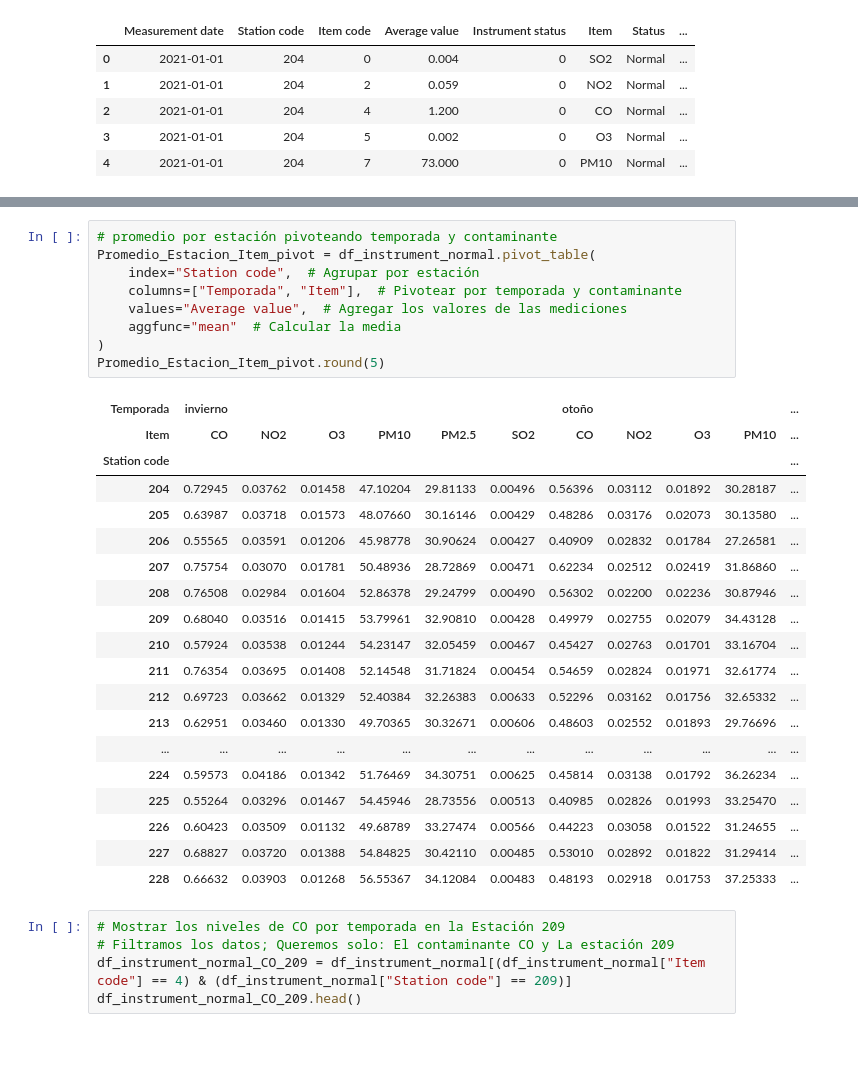
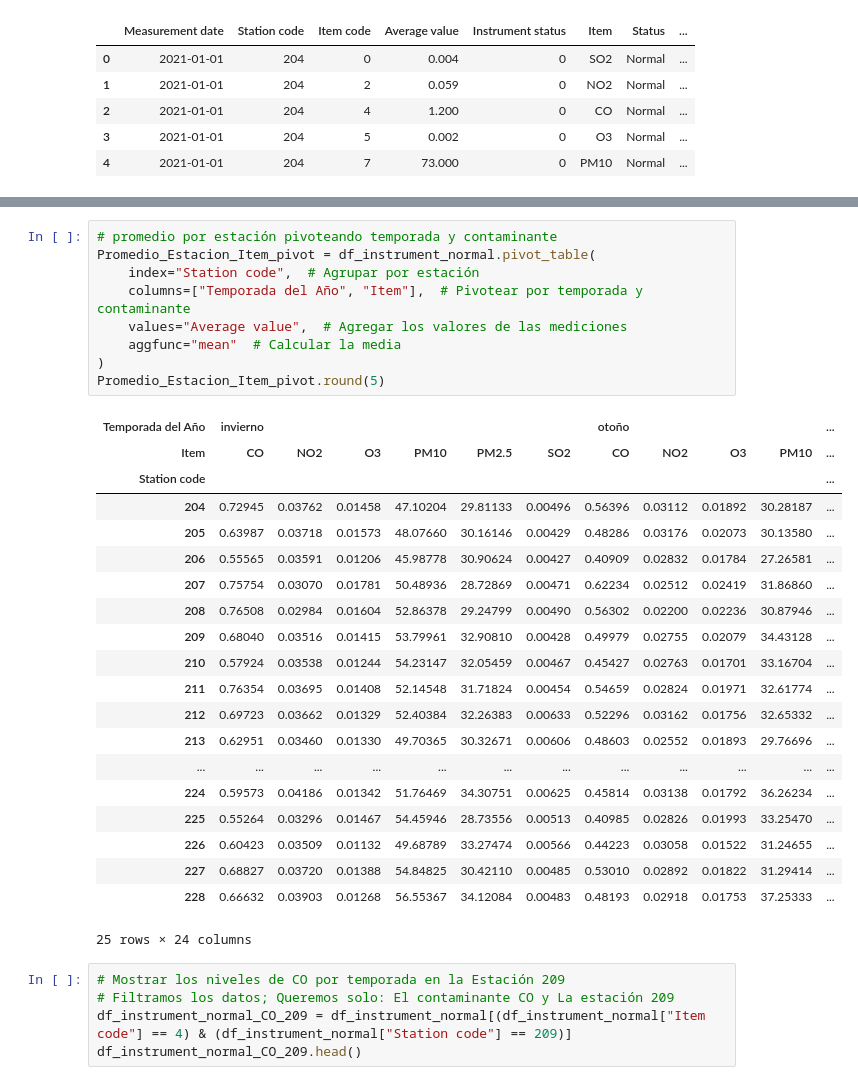
Before and after one commit to carlosgomezagrafojo/pollution-data, a Jupyter notebook: proyect_contaminacion.ipynb, the cells around one changed output, grey strips where cells are left out. Cells and saved outputs as stored; diff of their text form; blank space fills up the shorter version.

```diff
--- a/proyect_contaminacion.ipynb
+++ b/proyect_contaminacion.ipynb
@@ -629,14 +631,14 @@ Promedio_Temporada_Item_pivot.round(5)
 # %%
 # promedio por estación pivoteando temporada y contaminante
 Promedio_Estacion_Item_pivot = df_instrument_normal.pivot_table(
     index="Station code",  # Agrupar por estación
-    columns=["Temporada", "Item"],  # Pivotear por temporada y contaminante
+    columns=["Temporada del Año", "Item"],  # Pivotear por temporada y contaminante
     values="Average value",  # Agregar los valores de las mediciones
     aggfunc="mean"  # Calcular la media
 )
 Promedio_Estacion_Item_pivot.round(5)
 # %% [output]
-| Temporada | invierno |  |  |  |  |  | otoño |  |  |  | ... |
+| Temporada del Año | invierno |  |  |  |  |  | otoño |  |  |  | ... |
 | Item | CO | NO2 | O3 | PM10 | PM2.5 | SO2 | CO | NO2 | O3 | PM10 | ... |
 | Station code |  |  |  |  |  |  |  |  |  |  | ... |
 | 204 | 0.72945 | 0.03762 | 0.01458 | 47.10204 | 29.81133 | 0.00496 | 0.56396 | 0.03112 | 0.01892 | 30.28187 | ... |
@@ -655,6 +657,7 @@ Promedio_Estacion_Item_pivot.round(5)
 | 226 | 0.60423 | 0.03509 | 0.01132 | 49.68789 | 33.27474 | 0.00566 | 0.44223 | 0.03058 | 0.01522 | 31.24655 | ... |
 | 227 | 0.68827 | 0.03720 | 0.01388 | 54.84825 | 30.42110 | 0.00485 | 0.53010 | 0.02892 | 0.01822 | 31.29414 | ... |
 | 228 | 0.66632 | 0.03903 | 0.01268 | 56.55367 | 34.12084 | 0.00483 | 0.48193 | 0.02918 | 0.01753 | 37.25333 | ... |
+25 rows × 24 columns
 # %%
 # Mostrar los niveles de CO por temporada en la Estación 209
 # Filtramos los datos; Queremos solo: El contaminante CO y La estación 209
```
Also changed, not shown: parts of 51 cells of this notebook.
